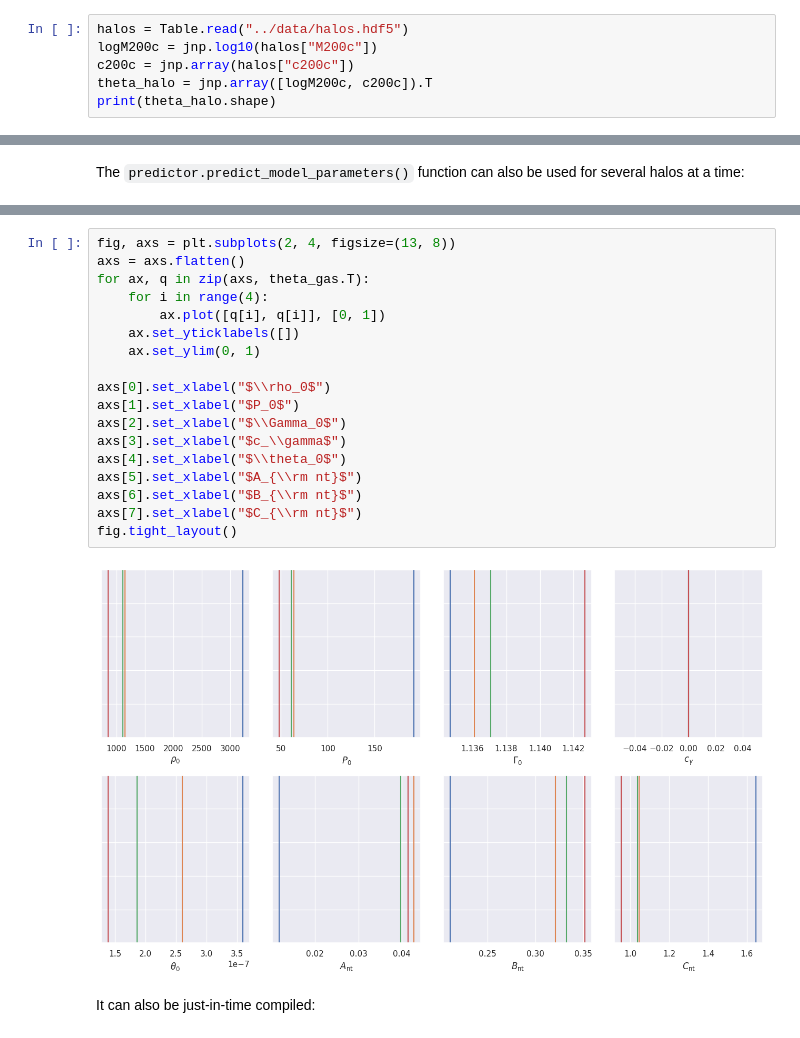
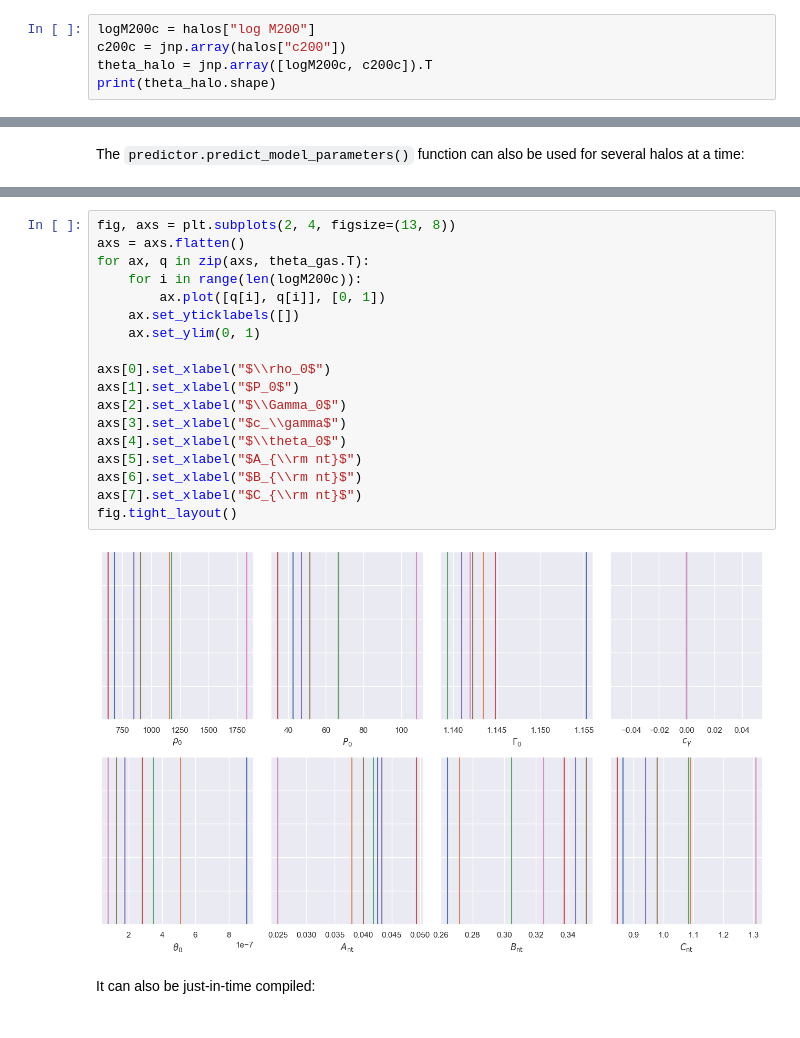
Before and after one commit to fkeruzore/picasso, a Jupyter notebook: docs/notebooks/make_predictions.ipynb, the cells around one changed output, grey strips where cells are left out. Cells and saved outputs as stored; diff of their text form.

Commit message:
unify test data across tests and docs, and implement as picasso.test_data

```diff
--- a/docs/notebooks/make_predictions.ipynb
+++ b/docs/notebooks/make_predictions.ipynb
@@ -32,9 +32,8 @@ First, we want to compute predictions for the model parameter vector, $\vartheta
 To do so, we simply need the vector of scalar halo properties $\vartheta_{\rm halo}$.
 We'll use some pre-stored data (containing four halos from the simulations presented in Kéruzoré+24) and write the input vector:
 # %%
-halos = Table.read("../data/halos.hdf5")
-logM200c = jnp.log10(halos["M200c"])
-c200c = jnp.array(halos["c200c"])
+logM200c = halos["log M200"]
+c200c = jnp.array(halos["c200"])
 theta_halo = jnp.array([logM200c, c200c]).T
 print(theta_halo.shape)
 # %% [output]
@@ -67,23 +71,23 @@ theta_gas.shape=(4, 8)
 # %%
 fig, axs = plt.subplots(2, 4, figsize=(13, 8))
 axs = axs.flatten()
 for ax, q in zip(axs, theta_gas.T):
-    for i in range(4):
+    for i in range(len(logM200c)):
         ax.plot([q[i], q[i]], [0, 1])
     ax.set_yticklabels([])
     ax.set_ylim(0, 1)
 
 axs[0].set_xlabel("$\\rho_0$")
 axs[1].set_xlabel("$P_0$")
 axs[2].set_xlabel("$\\Gamma_0$")
 axs[3].set_xlabel("$c_\\gamma$")
 axs[4].set_xlabel("$\\theta_0$")
 axs[5].set_xlabel("$A_{\\rm nt}$")
 axs[6].set_xlabel("$B_{\\rm nt}$")
 axs[7].set_xlabel("$C_{\\rm nt}$")
 fig.tight_layout()
 # %% [output]
-[figure, old version]
+[figure, new version]
 # %% [markdown]
 It can also be just-in-time compiled:
 # %%
```
Also changed, not shown: parts of 14 cells of this notebook, 5 other files.
